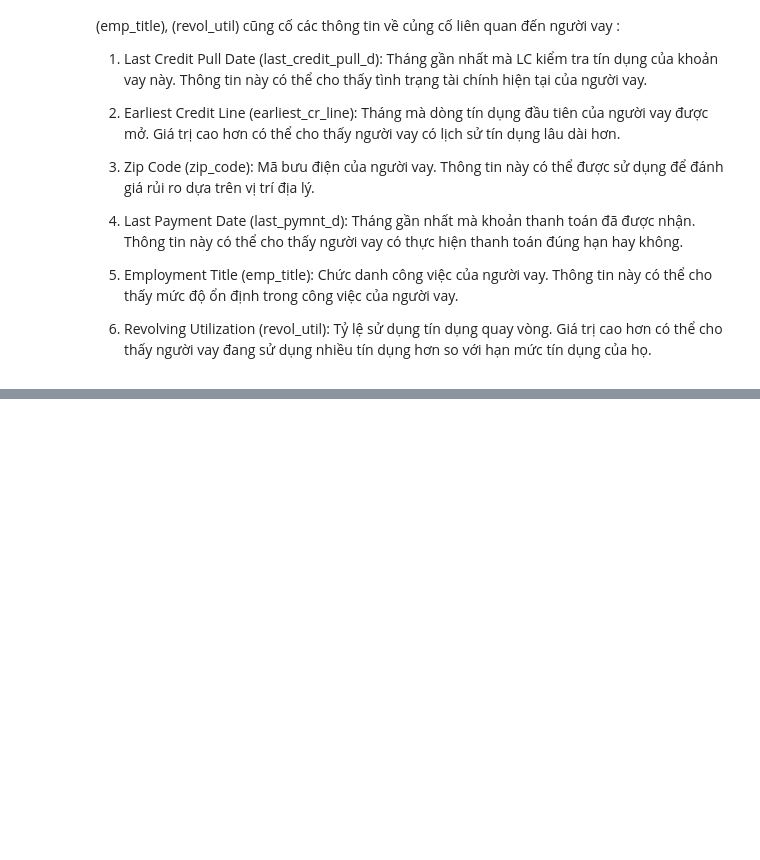
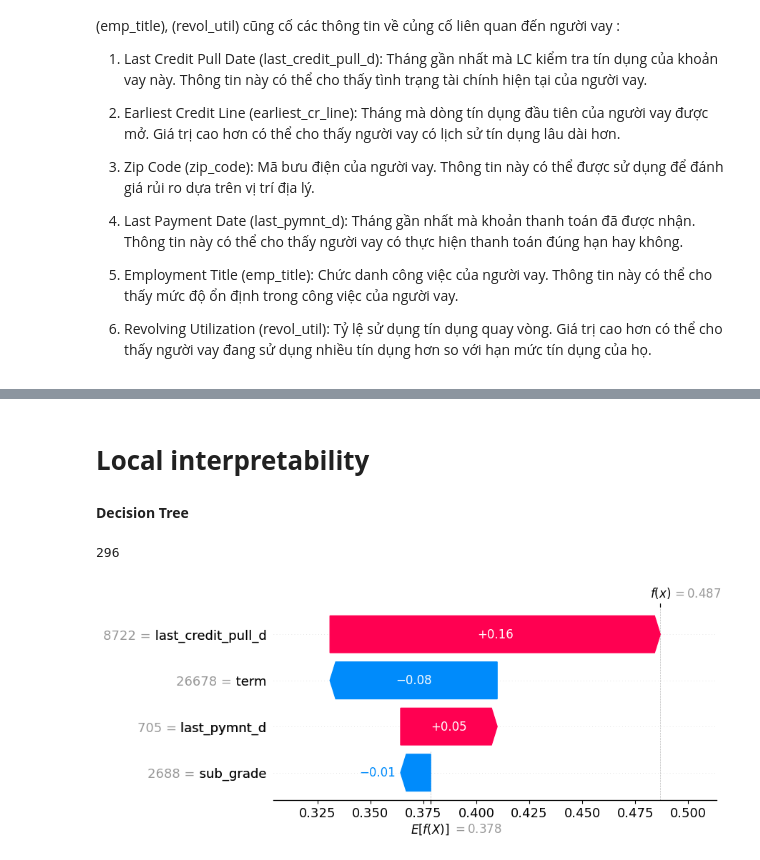
Before and after one commit to Meanliss/Project-midterm, a Jupyter notebook: MIDTERM.ipynb, the cells around one changed output, grey strips where cells are left out. Drawn from its saved outputs; the diff is of its cells as text; code cells hidden in the pictures; blank space fills up the shorter version.

Commit message:
Explainability done

```diff
--- a/MIDTERM.ipynb
+++ b/MIDTERM.ipynb
@@ -976,5 +1460,15 @@ Local interpretability
+# %% [markdown]
+# **Local interpretability**
+# %% [markdown]
+**Decision Tree**
+# %%
+explain_value_dt = explainer_dt(X_val_selected_dict["decision tree"], y_val)
 # %%
-random_idx = np.random.randint(len(X_train))
+random_idx = np.random.randint(1000)
 random_idx
+# %% [output]
+296
 # %%
-shap.waterfall_plot(shap_explainer_values[random_idx])
+shap.waterfall_plot(explain_value_dt[random_idx,:,0])
+# %% [output]
+[figure, added]
```
Also changed, not shown: parts of 72 cells of this notebook.
